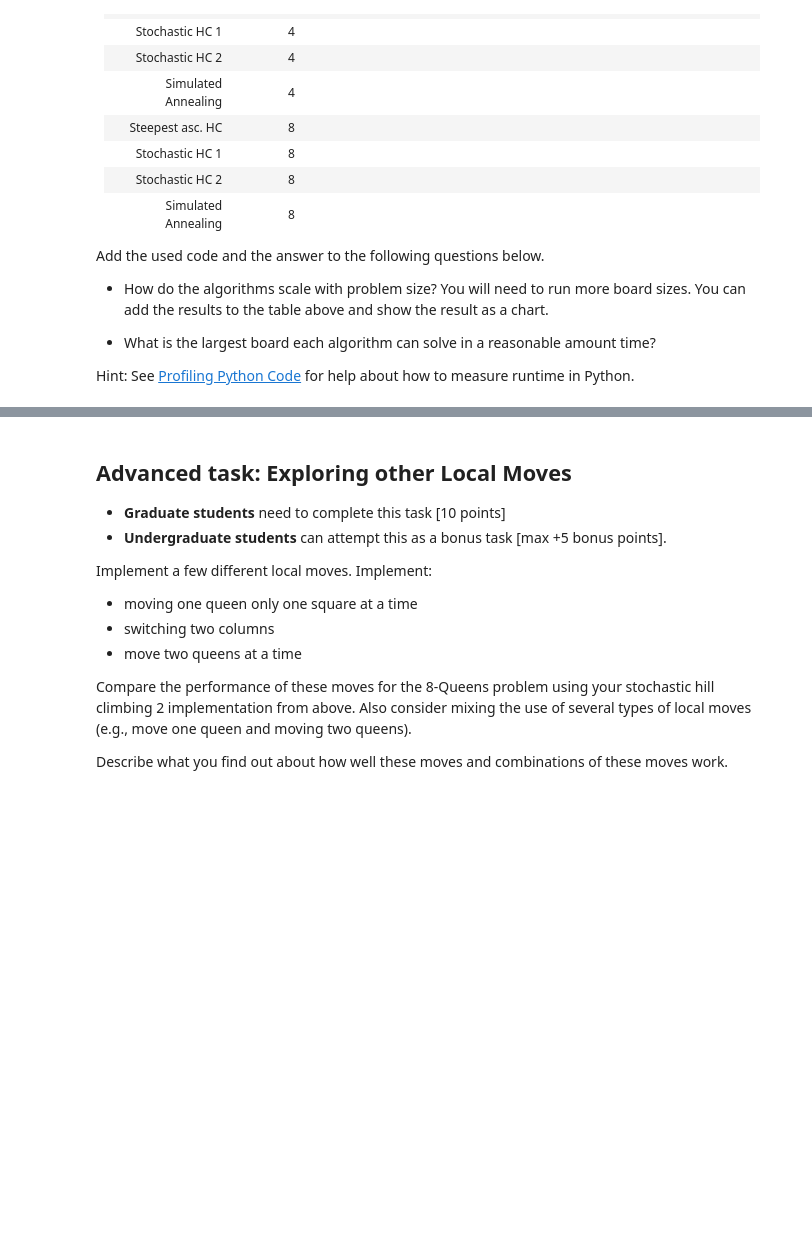
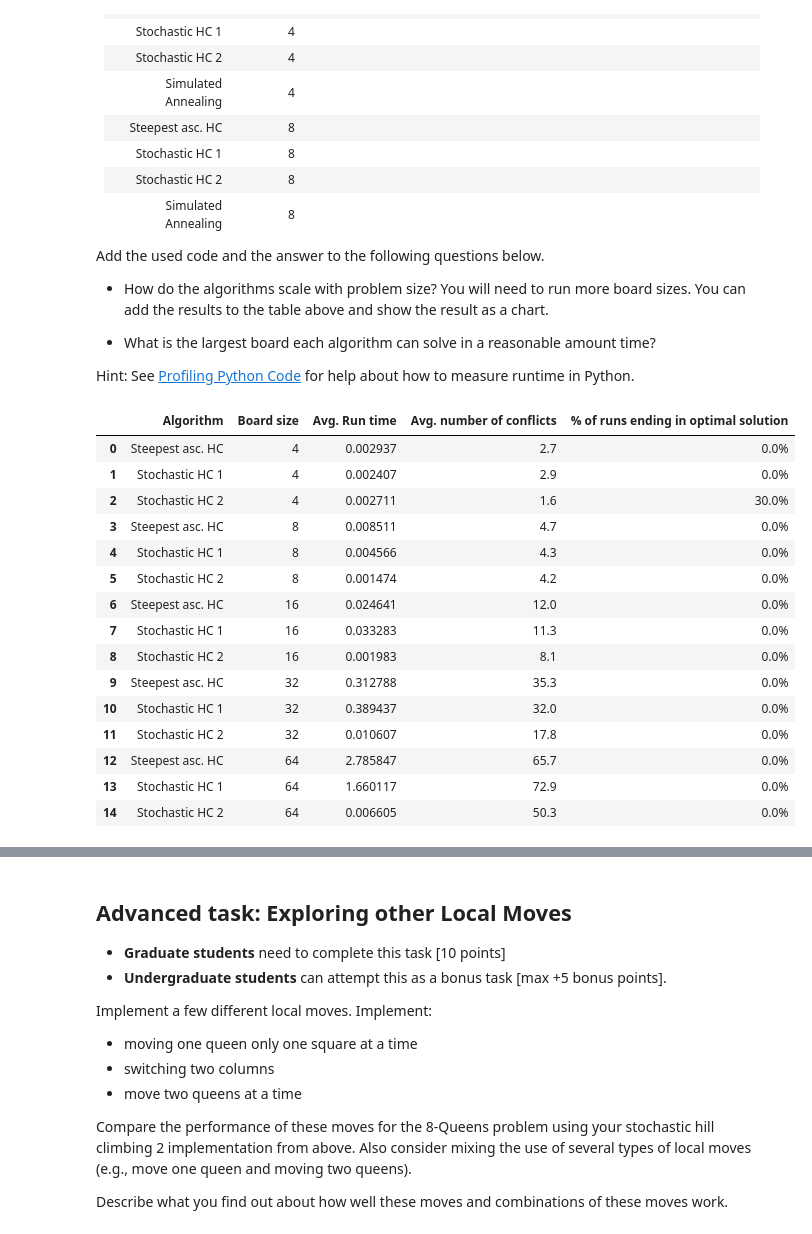
Before and after one commit to Owen-Deng/CS7320-AI, a Jupyter notebook: Local_Search/n_queens.ipynb, the cells around one changed output, grey strips where cells are left out. Cells and saved outputs as stored; diff of their text form; code cells hidden in the pictures; blank space fills up the shorter version.

```diff
--- a/Local_Search/n_queens.ipynb
+++ b/Local_Search/n_queens.ipynb
@@ -336,0 +335,47 @@ Hint: See [Profiling Python Code](../HOWTOs/profiling_code.ipynb) for help about
+# %%
+# Code, results, charts and discussion go here
+import pandas as pd
+import time
+columns = ['Algorithm', 'Board size', 'Avg. Run time', 'Avg. number of conflicts', '% of runs ending in optimal solution']
+algos = {'Steepest asc. HC': steepest_ascend_hill_climbing,
+         'Stochastic HC 1': stochastic_hill_climbing,
+         'Stochastic HC 2': stochastic_hill_climbing_2,
+         #'Simulated Annealing' : ,
+         }
+
+table = []
+board_sizes = [4,8,16,32, 64]
+for n in board_sizes:
+    for algo_name, algo in algos.items():
+        conflict_vals, run_times, num_optimal = [], [], 0
+        for _ in range(10):
+            board = random_board(n)
+            start_time = time.time()
+            new_board = algo(board)
+            used_time = time.time() - start_time
+            conflict_val = conflicts(new_board)
+            num_optimal += 1 if conflict_val == 0 else 0
+            conflict_vals.append(conflict_val)
+            run_times.append(used_time)
+
+        table.append([algo_name, n, np.mean(run_times), np.mean(conflict_vals), f"{100*num_optimal/len(conflict_vals)}%"])
+
+df = pd.DataFrame(table, columns=columns)
+df
+# %% [output]
+|  | Algorithm | Board size | Avg. Run time | Avg. number of conflicts | % of runs ending in optimal solution |
+| 0 | Steepest asc. HC | 4 | 0.002937 | 2.7 | 0.0% |
+| 1 | Stochastic HC 1 | 4 | 0.002407 | 2.9 | 0.0% |
+| 2 | Stochastic HC 2 | 4 | 0.002711 | 1.6 | 30.0% |
+| 3 | Steepest asc. HC | 8 | 0.008511 | 4.7 | 0.0% |
+| 4 | Stochastic HC 1 | 8 | 0.004566 | 4.3 | 0.0% |
+| 5 | Stochastic HC 2 | 8 | 0.001474 | 4.2 | 0.0% |
+| 6 | Steepest asc. HC | 16 | 0.024641 | 12.0 | 0.0% |
+| 7 | Stochastic HC 1 | 16 | 0.033283 | 11.3 | 0.0% |
+| 8 | Stochastic HC 2 | 16 | 0.001983 | 8.1 | 0.0% |
+| 9 | Steepest asc. HC | 32 | 0.312788 | 35.3 | 0.0% |
+| 10 | Stochastic HC 1 | 32 | 0.389437 | 32.0 | 0.0% |
+| 11 | Stochastic HC 2 | 32 | 0.010607 | 17.8 | 0.0% |
+| 12 | Steepest asc. HC | 64 | 2.785847 | 65.7 | 0.0% |
+| 13 | Stochastic HC 1 | 64 | 1.660117 | 72.9 | 0.0% |
+| 14 | Stochastic HC 2 | 64 | 0.006605 | 50.3 | 0.0% |
```
Also changed, not shown: parts of 7 cells of this notebook.
